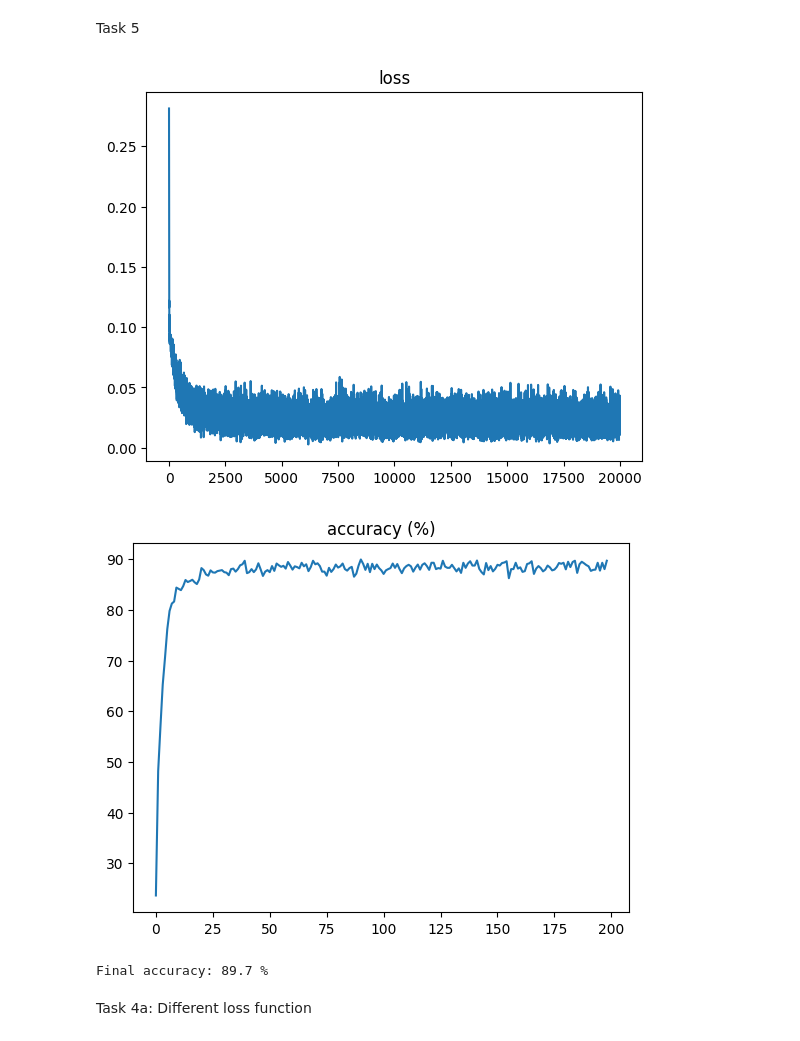
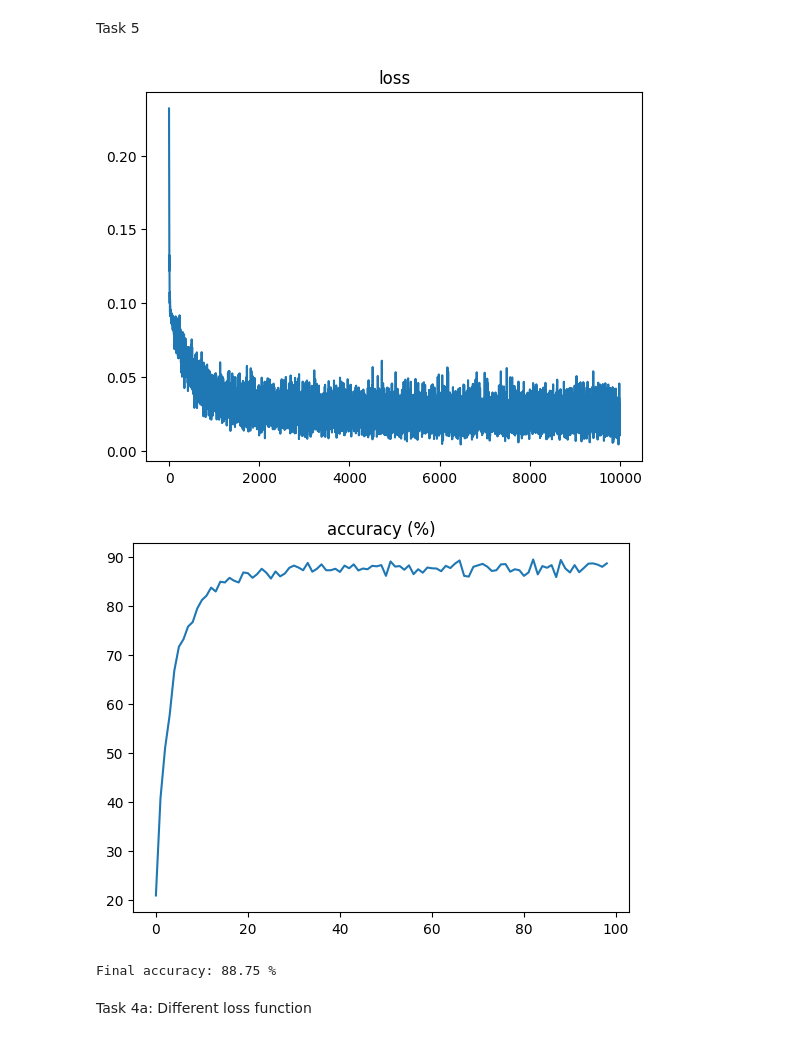
Before and after one commit to TobiasGOAT/firstgroup, a Jupyter notebook: notebooks/FNN.ipynb, the cells around one changed output. Drawn from its saved outputs; the diff is of its cells as text; code cells hidden in the pictures.

```diff
--- a/notebooks/FNN.ipynb
+++ b/notebooks/FNN.ipynb
@@ -352,5 +416,5 @@ class NeuralNetwork:
 # %%
-class Trainer:
+class Trainer2:
     def __init__(self, epochs=None, samples=None, batch_size=32, patience=100, lr_factor=0.95, min_lr=1e-5):
         data = loader.get_train_data()
         self._x_data = data[0]
@@ -460,36 +524,36 @@ class Trainer:
 Task 5
 # %%
 
-samples = 20000 #10000
+samples = 10000 #10000
 batch_size = 20 #64
 input_size = 784
 output_size = 10
 hidden_size = [30]
 
 nn = NeuralNetwork(input_size, hidden_size, output_size, "sigmoid")
 
-tran = Trainer(samples=samples, batch_size=batch_size)
+tran = Trainer2(samples=samples, batch_size=batch_size)
 
 loss_function = lambda y_out,y_correct: (y_out - y_correct) ** 2
 nn = tran.train(nn, loss_function)
 
 plt.plot([i for i in range(len(tran._loss_list))], tran._loss_list)
 plt.title("loss")
 plt.show()
 acc = []
 for i in range(0, len(tran._guess)-100, 100):
     acc.append(np.sum(tran._guess[i:i+100]))
 plt.plot([i for i in range(len(acc))], acc)
 plt.title("accuracy (%)")
 plt.show()
 if acc:
     print("Final accuracy:", acc[-1], "%")
 else:
     print("No accuracy data collected.")
 # %% [output]
-[figure, old version]
+[figure, new version]
-[figure, old version]
+[figure, new version]
-Final accuracy: 89.7 %
+Final accuracy: 88.75 %
 # %% [markdown]
 Task 4a: Different loss function
 # %%
```
Also changed, not shown: parts of 9 cells of this notebook, 3 other files.
